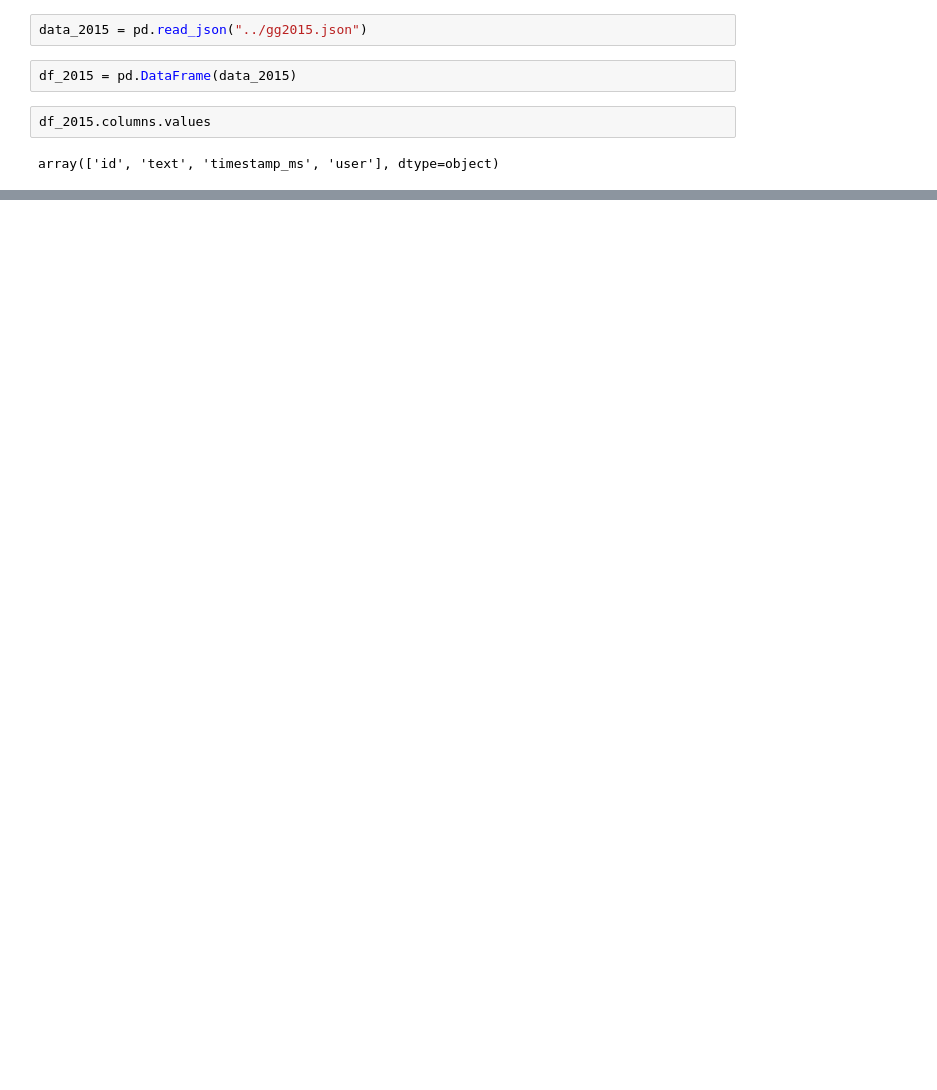
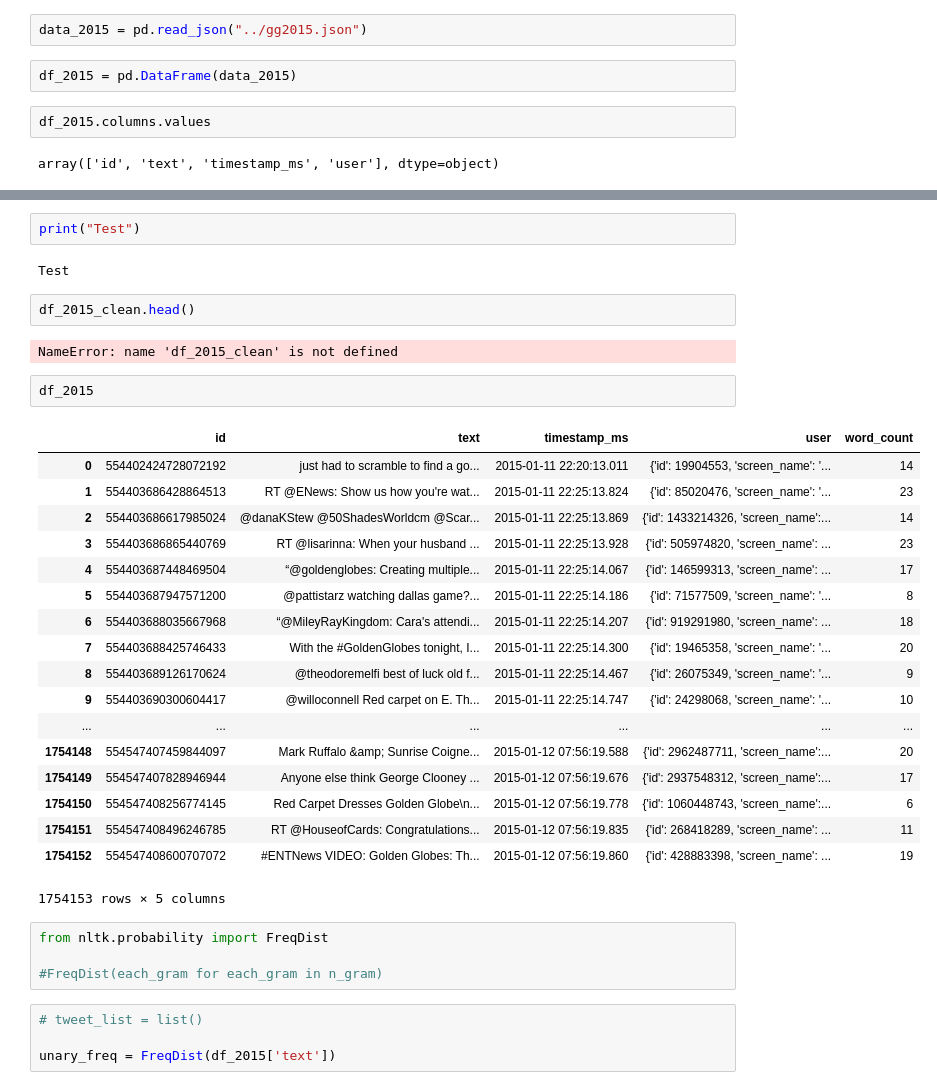
Before and after one commit to KeithPallo/nw_nlp_project_1, a Jupyter notebook: 2015_twitter_analysis.ipynb, the cells around one changed output, grey strips where cells are left out. Saved outputs shown, nothing was run; the diff lists cells and outputs as text; blank space fills up the shorter version.

```diff
--- a/2015_twitter_analysis.ipynb
+++ b/2015_twitter_analysis.ipynb
@@ -37,0 +175,37 @@ Name: id, Length: 1754153, dtype: int64
+# %%
+print("Test")
+# %% [output]
+Test
+# %%
+df_2015_clean.head()
+# %% [output]
+NameError: name 'df_2015_clean' is not defined
+# %%
+df_2015
+# %% [output]
+|  | id | text | timestamp_ms | user | word_count |
+| 0 | 554402424728072192 | just had to scramble to find a go... | 2015-01-11 22:20:13.011 | {'id': 19904553, 'screen_name': '... | 14 |
+| 1 | 554403686428864513 | RT @ENews: Show us how you're wat... | 2015-01-11 22:25:13.824 | {'id': 85020476, 'screen_name': '... | 23 |
+| 2 | 554403686617985024 | @danaKStew @50ShadesWorldcm @Scar... | 2015-01-11 22:25:13.869 | {'id': 1433214326, 'screen_name':... | 14 |
+| 3 | 554403686865440769 | RT @lisarinna: When your husband ... | 2015-01-11 22:25:13.928 | {'id': 505974820, 'screen_name': ... | 23 |
+| 4 | 554403687448469504 | “@goldenglobes: Creating multiple... | 2015-01-11 22:25:14.067 | {'id': 146599313, 'screen_name': ... | 17 |
+| 5 | 554403687947571200 | @pattistarz watching dallas game?... | 2015-01-11 22:25:14.186 | {'id': 71577509, 'screen_name': '... | 8 |
+| 6 | 554403688035667968 | “@MileyRayKingdom: Cara's attendi... | 2015-01-11 22:25:14.207 | {'id': 919291980, 'screen_name': ... | 18 |
+| 7 | 554403688425746433 | With the #GoldenGlobes tonight, I... | 2015-01-11 22:25:14.300 | {'id': 19465358, 'screen_name': '... | 20 |
+| 8 | 554403689126170624 | @theodoremelfi best of luck old f... | 2015-01-11 22:25:14.467 | {'id': 26075349, 'screen_name': '... | 9 |
+| 9 | 554403690300604417 | @willoconnell Red carpet on E. Th... | 2015-01-11 22:25:14.747 | {'id': 24298068, 'screen_name': '... | 10 |
+| ... | ... | ... | ... | ... | ... |
+| 1754148 | 554547407459844097 | Mark Ruffalo &amp; Sunrise Coigne... | 2015-01-12 07:56:19.588 | {'id': 2962487711, 'screen_name':... | 20 |
+| 1754149 | 554547407828946944 | Anyone else think George Clooney ... | 2015-01-12 07:56:19.676 | {'id': 2937548312, 'screen_name':... | 17 |
+| 1754150 | 554547408256774145 | Red Carpet Dresses Golden Globe\n... | 2015-01-12 07:56:19.778 | {'id': 1060448743, 'screen_name':... | 6 |
+| 1754151 | 554547408496246785 | RT @HouseofCards: Congratulations... | 2015-01-12 07:56:19.835 | {'id': 268418289, 'screen_name': ... | 11 |
+| 1754152 | 554547408600707072 | #ENTNews VIDEO: Golden Globes: Th... | 2015-01-12 07:56:19.860 | {'id': 428883398, 'screen_name': ... | 19 |
+1754153 rows × 5 columns
+# %%
+from nltk.probability import FreqDist
+
+#FreqDist(each_gram for each_gram in n_gram)
+# %%
+# tweet_list = list()
+
+unary_freq = FreqDist(df_2015['text'])
```
Also changed, not shown: parts of 25 cells of this notebook.
